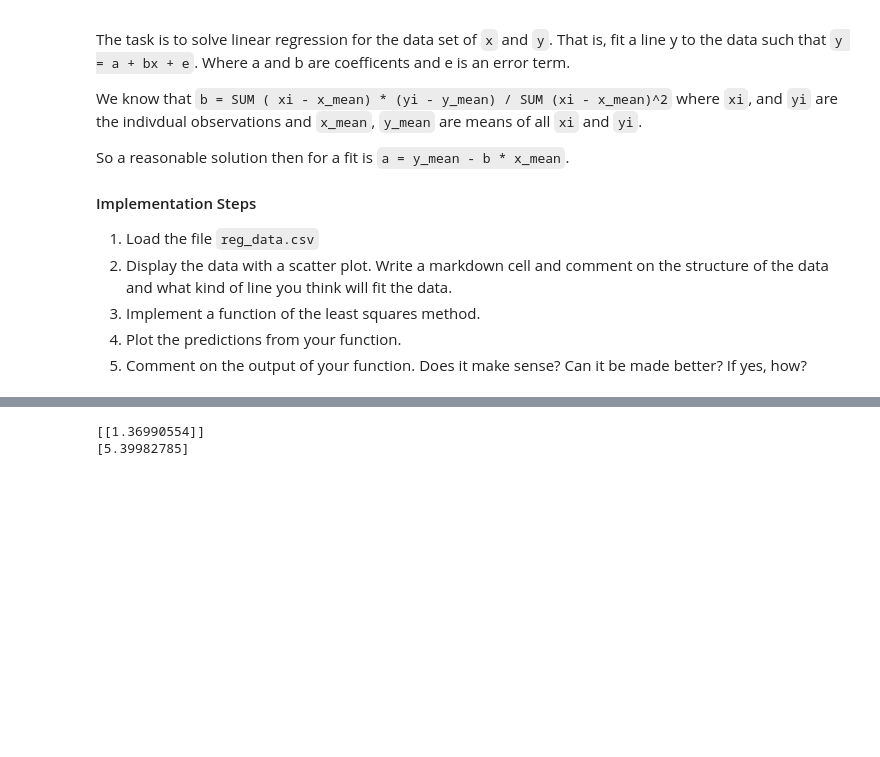
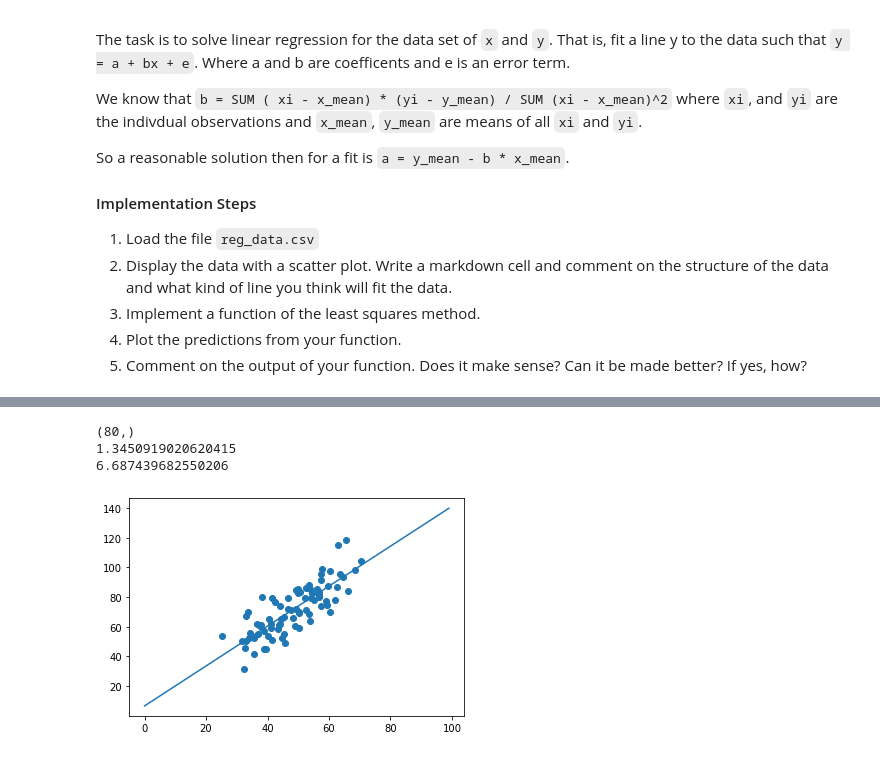
Before and after one commit to zoeynguyen1719/Strive, a Jupyter notebook: AI/M3 - Machine Learning/D2/02. Linear_regression/ml2.ipynb, the cells around one changed output, grey strips where cells are left out. Saved outputs shown, nothing was run; the diff lists cells and outputs as text; code cells hidden in the pictures; blank space fills up the shorter version.

```diff
--- a/AI/M3 - Machine Learning/D2/02. Linear_regression/ml2.ipynb
+++ b/AI/M3 - Machine Learning/D2/02. Linear_regression/ml2.ipynb
@@ -40,3 +44,10 @@ ax1 = df.plot.scatter(x='X',
+# %%
+x_train, x_test, y_train, y_test = train_test_split(df['X'],df['Y'], test_size=0.2, random_state=0)
+...
+#assert x_train.shape == (80,)
+#assert x_test.shape == (20,)
+##assert y_train.shape == (80,)
+#assert y_test.shape == (20,)
 # %%
 assert x_train.shape == (80,)
 assert x_test.shape == (20,)
@@ -66,15 +58,45 @@ print(a)
+# %%
+#implement a least squares function to find a, b
+
+x_mean = x_train.mean()
+y_mean = y_train.mean()
+b_upper = 0
+b_lower = 0
+print(x_train.shape)
+for i in range(x_train.shape[0]):
+
+   b_upper+= (x_train.values[i] - x_mean) * (y_train.values[i] - y_mean)
+   b_lower+= (x_train.values[i] - x_mean)**2
+
+#for i in range(x_train.shape[0]):
+   # b_upper+= (x_train.value[i][0] - x_mean)*(y_train.value[i][1] - y_mean)
+   ## b_lower+= (x_train - x_mean)**2
+
+b = b_upper/b_lower
+a = y_mean - (b*x_mean)
+print(b)
+print(a)
+
+rang = np.arange(0, 100)
+y = rang*b + a
+
+plt.plot(y)
+plt.scatter(x_train, y_train)
+plt.show()
+# %% [output]
+(80,)
+1.3450919020620415
+6.687439682550206
+[figure, added]
 # %%
 # YOUR CODE HERE
-X = df['X'].values.reshape(-1,1)
-Y = df['Y'].values.reshape(-1,1)
-x_train, x_test, y_train, y_test = train_test_split(X, Y, test_size=0.2)
-regressor = LinearRegression()
-regressor.fit(x_train, y_train)
-print(regressor.coef_)
-print(regressor.intercept_)
+#X = df['X'].values.reshape(-1,1)
+#Y = df['Y'].values.reshape(-1,1)
+#x_train, x_test, y_train, y_test = train_test_split(X, Y, test_size=0.2)
+#regressor = LinearRegression()
+#regressor.fit(x_train, y_train)
+#print(regressor.coef_)
+#print(regressor.intercept_)
-# %% [output]
-[[1.36990554]]
-[5.39982785]
 # %%
 a = float(regressor.coef_[0])
 b = float(regressor.intercept_[0])
```
Also changed, not shown: parts of 6 cells of this notebook.
